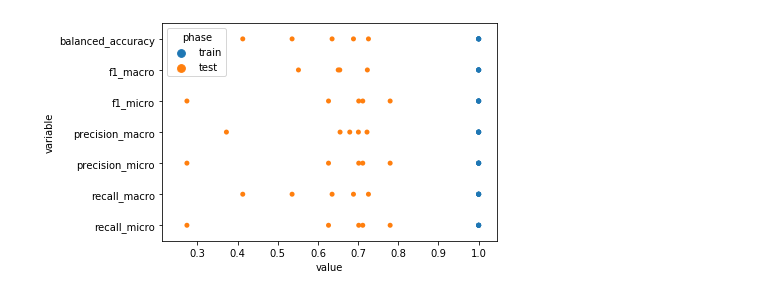
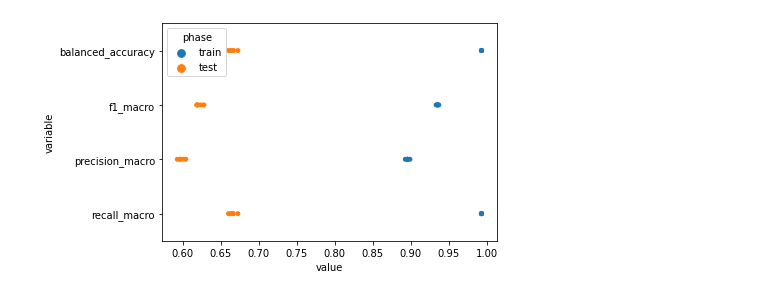
Before and after one commit to harel-coffee/SCIP-use-case-workflows-auto, a Jupyter notebook: notebooks/downstream_analysis/wbc_labelfree_classification.ipynb, the cells around one changed output. Drawn from its saved outputs; the diff is of its cells as text; code cells hidden in the pictures.

```diff
--- a/notebooks/downstream_analysis/wbc_labelfree_classification.ipynb
+++ b/notebooks/downstream_analysis/wbc_labelfree_classification.ipynb
@@ -39,0 +103,7 @@ df.shape
+# %%
+df = df_scip.rename(columns=lambda a: "scip_"+a).join(
+    df_ideas.rename(columns=lambda a: "ideas_"+a),
+    on=["meta_object_number", "meta_part", "meta_group", "meta_fix"],
+    how="left", lsuffix="ideas", rsuffix="scip"
+)
+df.shape
@@ -39,0 +112,6 @@ df.shape
+# %%
+def rename(c):
+    if c.startswith("scip_meta"):
+        return "meta_" + c[10:]
+    return c
+df = df.rename(columns=rename)
@@ -41,10 +121,10 @@ df.shape
 def predict_gates(X, y, model, seed=42):
     numpy.random.seed(seed)
 
-    scoring = ('balanced_accuracy', 'f1_macro', 'f1_micro', 'precision_macro', 'precision_micro', 'recall_macro', 'recall_micro')
+    scoring = ('balanced_accuracy', 'f1_macro', 'precision_macro', 'recall_macro')
     cv_results = cross_validate(
         estimator=model,
-        X=X.values, y=y, cv=5,
+        X=X.values, y=y, cv=StratifiedKFold(n_splits=5, shuffle=True),
         scoring=scoring,
         return_train_score=True,
         return_estimator=True,
@@ -58,4 +138,4 @@ def predict_gates(X, y, model, seed=42):
         }
     ).melt(id_vars=["phase"])
     seaborn.stripplot(data=cv_df, y="variable", x="value", hue="phase", jitter=0)
-    return cv_df
+    return cv_df, cv_results
@@ -81,4 +141,0 @@ Name: meta_label, dtype: int64
-# %%
-neuts = df[df["meta_label"] == "CD15 + Neutrophils"].sample(n=110000).index
-
-df = df.drop(labels=neuts)
@@ -105,6 +167,7 @@ Wall time: 5min 11s
 # %%
 %%time
 model_xgb = make_pipeline(
+    RandomUnderSampler(sampling_strategy="majority", random_state=0),
     RandomOverSampler(sampling_strategy="not majority", random_state=0),
     XGBClassifier(
         booster="gbtree",
@@ -115,8 +178,8 @@ model_xgb = make_pipeline(
         n_estimators=500
     )
 )
-_ = predict_gates(
-    df.filter(regex="(BF1|BF2|SSC)$"), y,
+_, results_scip = predict_gates(
+    df.filter(regex="scip.*(BF1|BF2|SSC)$"), y,
     model_xgb
 )
 # %% [output]
@@ -125 +188 @@ Wall time: 8min 44s
-[figure, old version]
+[figure, new version]
```
Also changed, not shown: parts of 27 cells of this notebook.
